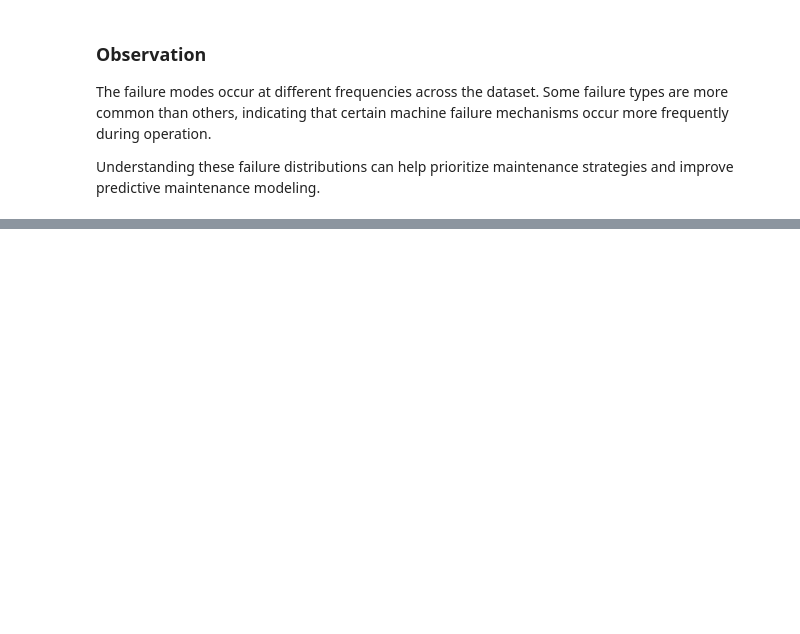
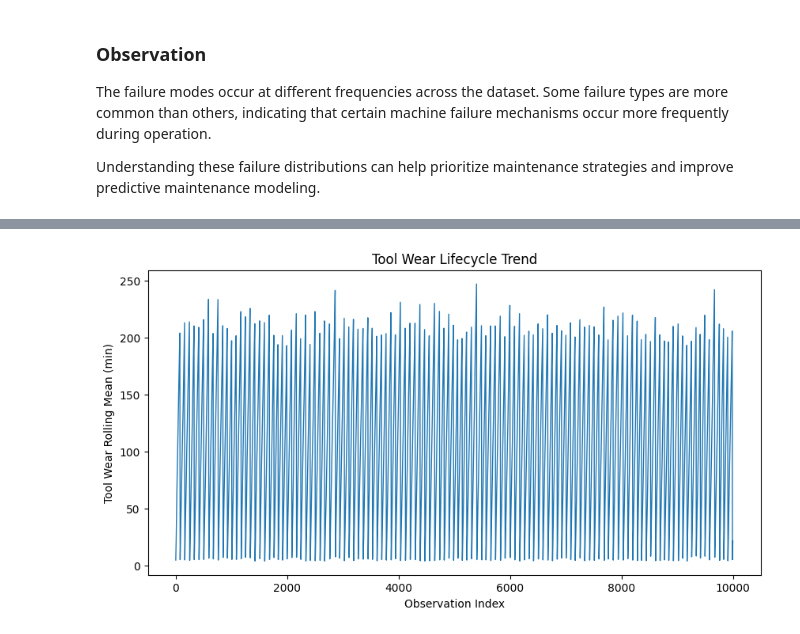
Before and after one commit to KVP6755/Project1_Predictive-Maintenance, a Jupyter notebook: eda/eda_analysis.ipynb, the cells around one changed output, grey strips where cells are left out. Cells and saved outputs as stored; diff of their text form; code cells hidden in the pictures; blank space fills up the shorter version.

Commit message:
Add Week 2 EDA analysis and documentation

```diff
--- a/eda/eda_analysis.ipynb
+++ b/eda/eda_analysis.ipynb
@@ -792,0 +801,27 @@ git commit -m "Visualized machine failure mode distributions"
+# %%
+import pandas as pd
+df=pd.read_csv('../engineered_iot_weather_dataset (1).csv')
+import matplotlib.pyplot as plt
+import os
+
+os.makedirs("../plots/week 2", exist_ok=True)
+
+plt.figure(figsize=(10,5))
+
+plt.plot(
+    df["Tool wear [min]_roll_mean"],
+    linewidth=1
+)
+
+plt.title("Tool Wear Lifecycle Trend")
+plt.xlabel("Observation Index")
+plt.ylabel("Tool Wear Rolling Mean (min)")
+
+plt.savefig(
+    "../plots/week 2/tool_wear_lifecycle_analysis.png",
+    bbox_inches="tight"
+)
+
+plt.show()
+# %% [output]
+[figure, added]
```
Also changed, not shown: parts of 6 cells of this notebook, 1 other file.
